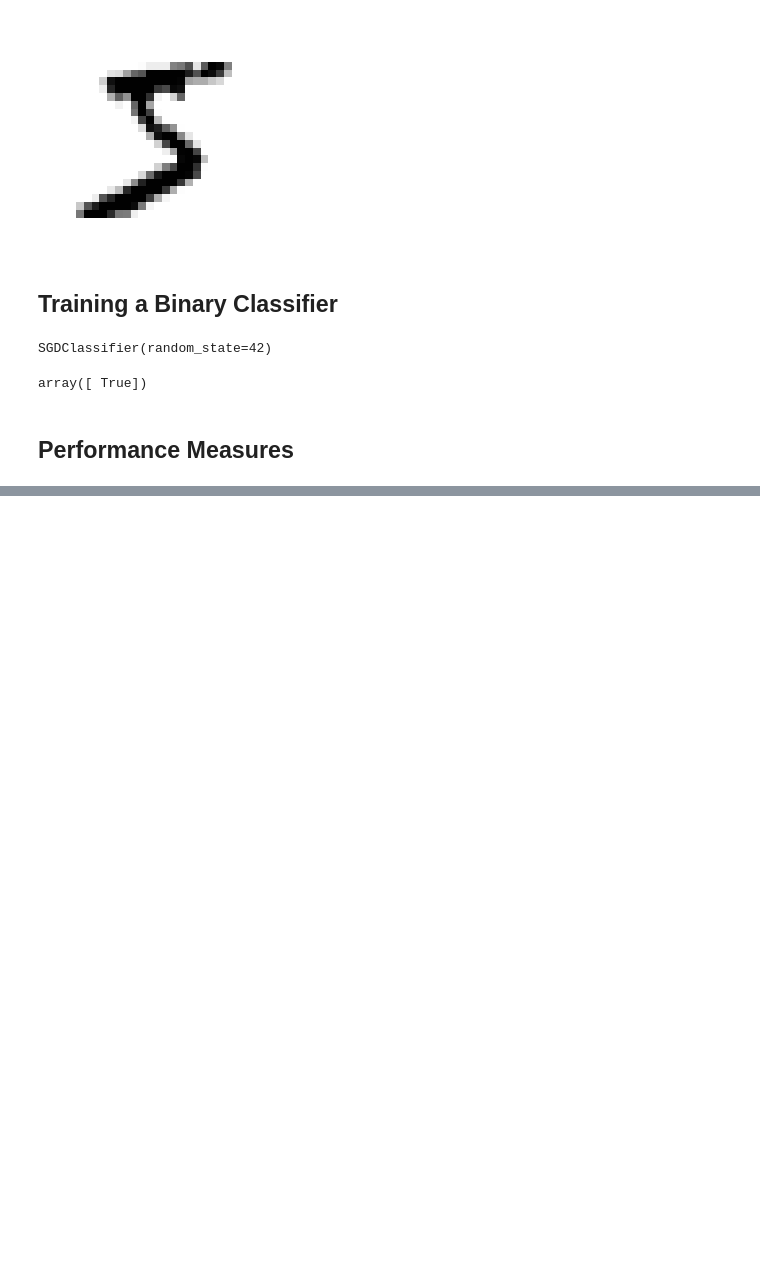
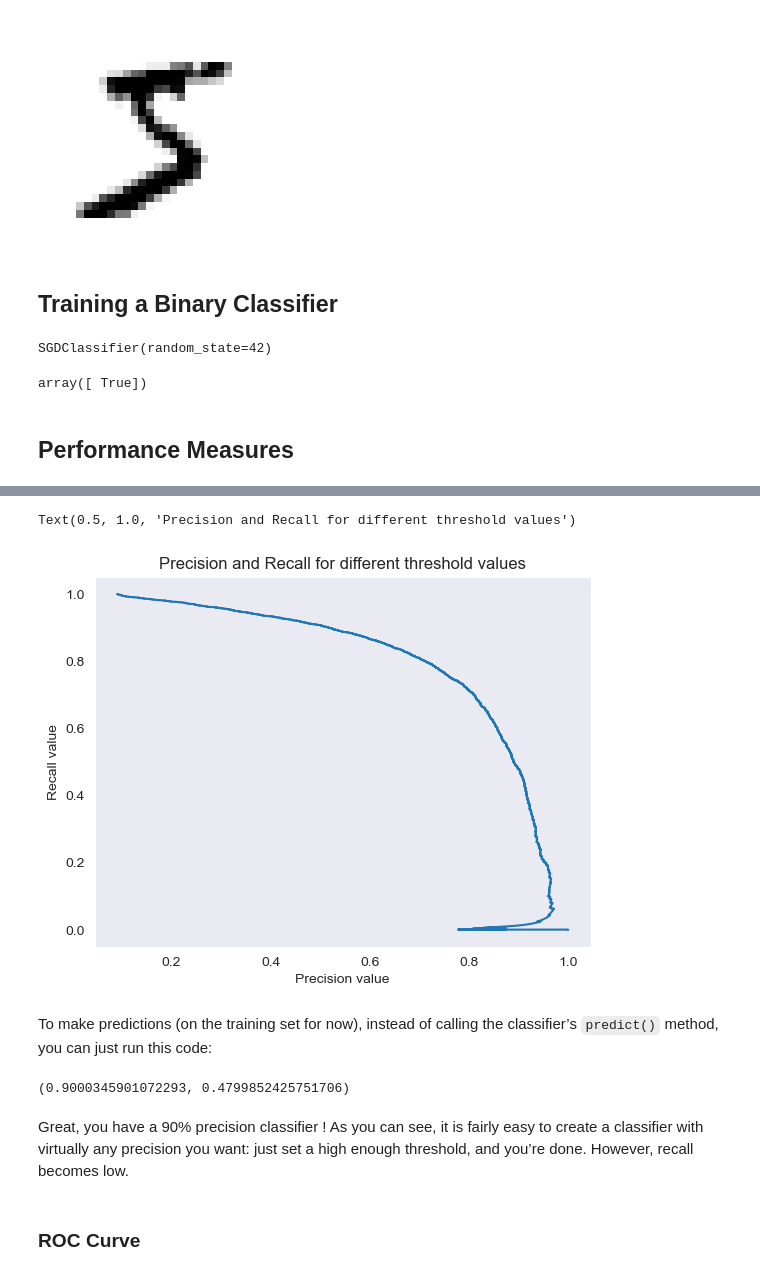
Before and after one commit to Hari31416/Data-Sciences, a Jupyter notebook: Notes/handson-ml2-master/My/Ch3_my.ipynb, the cells around one changed output, grey strips where cells are left out. Cells and saved outputs as stored; diff of their text form; code cells hidden in the pictures; blank space fills up the shorter version.

```diff
--- a/Notes/handson-ml2-master/My/Ch3_my.ipynb
+++ b/Notes/handson-ml2-master/My/Ch3_my.ipynb
@@ -52,0 +139,8 @@ array([ True])
+# %%
+plt.plot(precisions, recalls)
+plt.xlabel("Precision value")
+plt.ylabel("Recall value")
+plt.title("Precision and Recall for different threshold values")
+# %% [output]
+Text(0.5, 1.0, 'Precision and Recall for different threshold values')
+[figure, added]
@@ -52,0 +149,3 @@ array([ True])
+# %% [markdown]
+To make predictions (on the training set for now), instead of calling the classifier’s
+`predict()` method, you can just run this code:
@@ -52,0 +154,10 @@ array([ True])
+# %%
+precision_score(y_train_5, y_train_pred_90), recall_score(y_train_5, y_train_pred_90)
+# %% [output]
+(0.9000345901072293, 0.4799852425751706)
+# %% [markdown]
+Great, you have a 90% precision classifier ! As you can see, it is fairly easy to create a
+classifier with virtually any precision you want: just set a high enough threshold, and
+you’re done. However, recall becomes low.
+# %% [markdown]
+### ROC Curve
```
Also changed, not shown: parts of 60 cells of this notebook, 6 other files.
